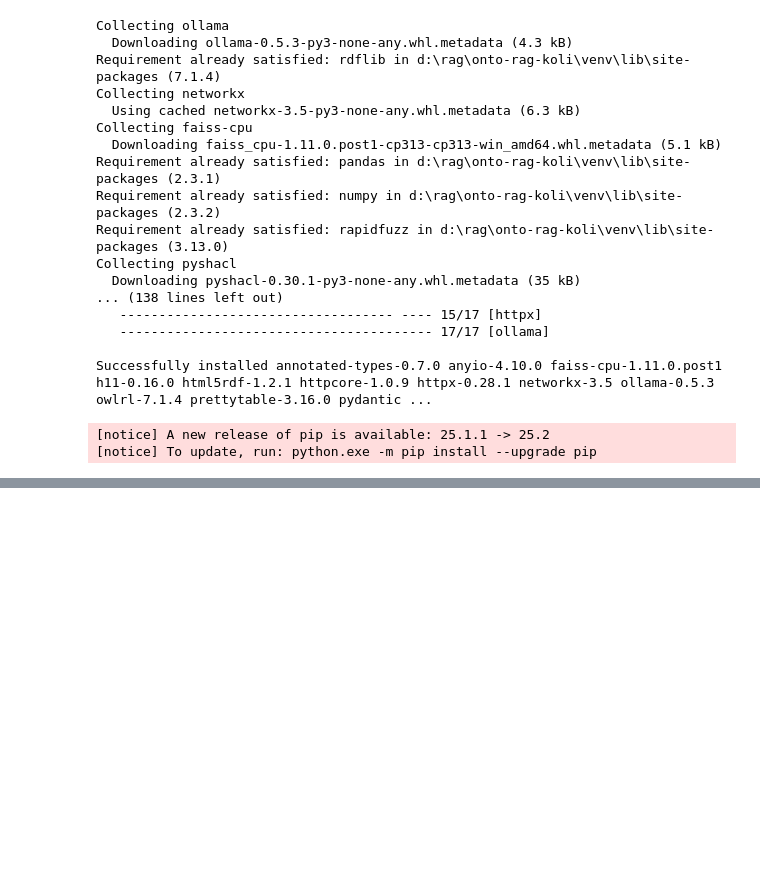
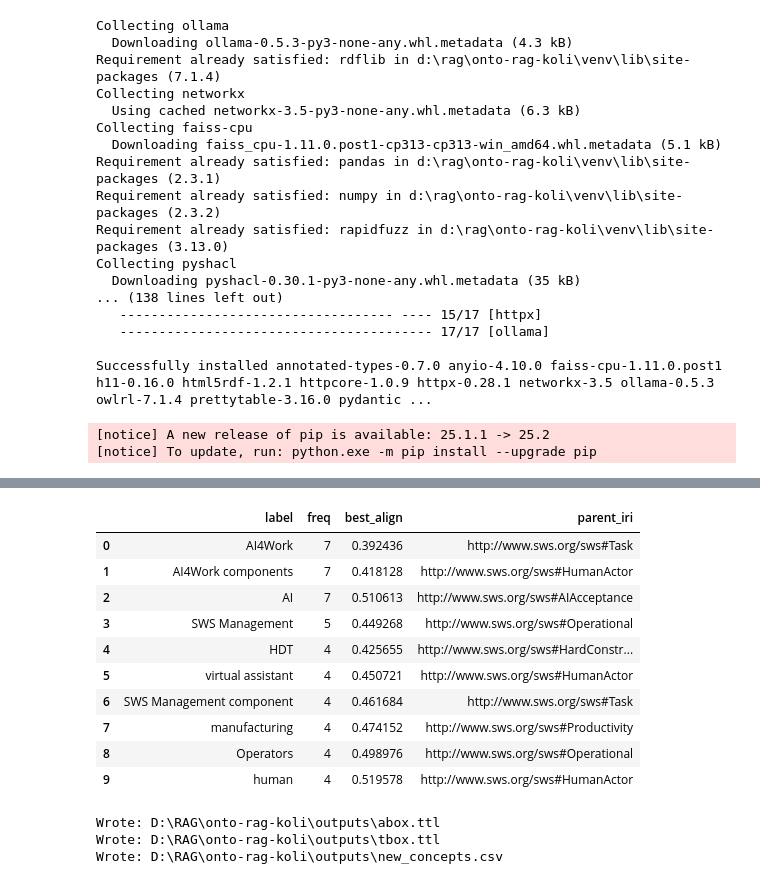
Before and after one commit to Kolitha-RUG/onto-rag-koli, a Jupyter notebook: hyperrag.ipynb, the cells around one changed output, grey strips where cells are left out. Cells and saved outputs as stored; diff of their text form; code cells hidden in the pictures; blank space fills up the shorter version.

```diff
--- a/hyperrag.ipynb
+++ b/hyperrag.ipynb
@@ -45,10 +45,10 @@ def cosine_sim(a: np.ndarray, b: np.ndarray) -> float:
 # %%
 # Cell 2 — Config
 DATA_DIR = Path("data")
-ONTOLOGY_TTL = DATA_DIR / "upper_ontology.ttl"
+ONTOLOGY_TTL = DATA_DIR / "sws.ttl"
 CORPUS_DIR = DATA_DIR / "corpus"
 
-LLM_MODEL   = os.environ.get("OLLAMA_LLM", "llama3.1:8b-instruct")
+LLM_MODEL   = os.environ.get("OLLAMA_LLM", "mistral")
 EMBED_MODEL = os.environ.get("OLLAMA_EMBED", "nomic-embed-text")
 
 OUT_DIR = Path("outputs"); OUT_DIR.mkdir(parents=True, exist_ok=True)
@@ -65,0 +116,10 @@ print("Data:", DATA_DIR.resolve(), "| Output:", OUT_DIR.resolve())
+# %%
+# Cell 5 — Load Markdown corpus
+
+# Drop a demo file if empty:
+if not any(CORPUS_DIR.glob("*.md")):
+    print("No docs found")
+
+DOCS = [{"path": str(p), "text": p.read_text(encoding="utf-8", errors="ignore")}
+        for p in sorted(CORPUS_DIR.glob("*.md"))]
+print("Docs:", len(DOCS))
@@ -65,0 +554,63 @@ print("Data:", DATA_DIR.resolve(), "| Output:", OUT_DIR.resolve())
+# %%
+from collections import Counter
+
+def best_align_score(e):
+    a = align_entity_to_class(e, topk=3)
+    return a[0]["score"] if a else 0.0
+
+def discover_new_concepts(freq_min=NEW_CONCEPT_FREQ_MIN, score_max=ENTITY_ALIGN_MIN):
+    counter, ents_by_name = Counter(), {}
+    for h in HYPER_NODES.values():
+        for eid in [n for n in G.neighbors(h["id"]) if G.nodes[n]["kind"]=="entity"]:
+            ent = ENTITY_NODES[eid]; key = (ent["name"] or ent["type"]).strip()
+            ents_by_name[key] = ent; counter[key]+=1
+    proposals=[]
+    for name, freq in counter.items():
+        e = ents_by_name[name]; s = best_align_score(e)
+        if freq >= freq_min and s < score_max:
+            qv = embed_query(name); nns = nearest(CLS_MAT, CLS_IDX, qv, k=1)
+            parent = CLASS_LABELS[nns[0][1]]["iri"] if nns else f"{BASE}Entity"
+            proposals.append({"label": name, "freq": freq, "best_align": s, "parent_iri": parent})
+    return sorted(proposals, key=lambda x:(-x["freq"], x["best_align"]))
+
+NEW_CONCEPTS = discover_new_concepts()
+pd.DataFrame(NEW_CONCEPTS)[:10]
+# %% [output]
+|  | label | freq | best_align | parent_iri |
+| 0 | AI4Work | 7 | 0.392436 | http://www.sws.org/sws#Task |
+| 1 | AI4Work components | 7 | 0.418128 | http://www.sws.org/sws#HumanActor |
+| 2 | AI | 7 | 0.510613 | http://www.sws.org/sws#AIAcceptance |
+| 3 | SWS Management | 5 | 0.449268 | http://www.sws.org/sws#Operational |
+| 4 | HDT | 4 | 0.425655 | http://www.sws.org/sws#HardConstr... |
+| 5 | virtual assistant | 4 | 0.450721 | http://www.sws.org/sws#HumanActor |
+| 6 | SWS Management component | 4 | 0.461684 | http://www.sws.org/sws#Task |
+| 7 | manufacturing | 4 | 0.474152 | http://www.sws.org/sws#Productivity |
+| 8 | Operators | 4 | 0.498976 | http://www.sws.org/sws#Operational |
+| 9 | human | 4 | 0.519578 | http://www.sws.org/sws#HumanActor |
+# %%
+def export_updates_for_query(query:str, top_facts=10):
+    _,_,facts = fused_retrieval(query, K_ENTITY, K_HYPEREDGE)
+    facts = facts[:top_facts]
+    abox_all, tbox_all, new_rows = [], [], []
+    for f in facts:
+        ax = propose_axioms_for_fact(f)
+        if ax["abox"]: abox_all.append(ax["abox"])
+        if ax["tbox"]: tbox_all.append(ax["tbox"])
+        new_rows += ax["new_classes"]
+
+    abox_ttl = "@prefix : <http://example.org/onto#> .\n@prefix rdfs: <http://www.w3.org/2000/01/rdf-schema#> .\n@prefix owl: <http://www.w3.org/2002/07/owl#> .\n\n" + "\n\n".join(abox_all)
+    tbox_ttl = "@prefix : <http://example.org/onto#> .\n@prefix rdfs: <http://www.w3.org/2000/01/rdf-schema#> .\n@prefix owl: <http://www.w3.org/2002/07/owl#> .\n\n" + "\n\n".join(sorted(set(tbox_all)))
+
+    (OUT_DIR / "abox.ttl").write_text(abox_ttl)
+    (OUT_DIR / "tbox.ttl").write_text(tbox_ttl)
+    pd.DataFrame(NEW_CONCEPTS).to_csv(OUT_DIR / "new_concepts.csv", index=False)
+    pd.DataFrame(new_rows).to_csv(OUT_DIR / "new_classes_from_facts.csv", index=False)
+    print("Wrote:", (OUT_DIR/"abox.ttl").resolve())
+    print("Wrote:", (OUT_DIR/"tbox.ttl").resolve())
+    print("Wrote:", (OUT_DIR/"new_concepts.csv").resolve())
+
+export_updates_for_query("hypertension serum creatinine male mild elevation", top_facts=5)
+# %% [output]
+Wrote: D:\RAG\onto-rag-koli\outputs\abox.ttl
+Wrote: D:\RAG\onto-rag-koli\outputs\tbox.ttl
+Wrote: D:\RAG\onto-rag-koli\outputs\new_concepts.csv
```
Also changed, not shown: parts of 11 cells of this notebook.
